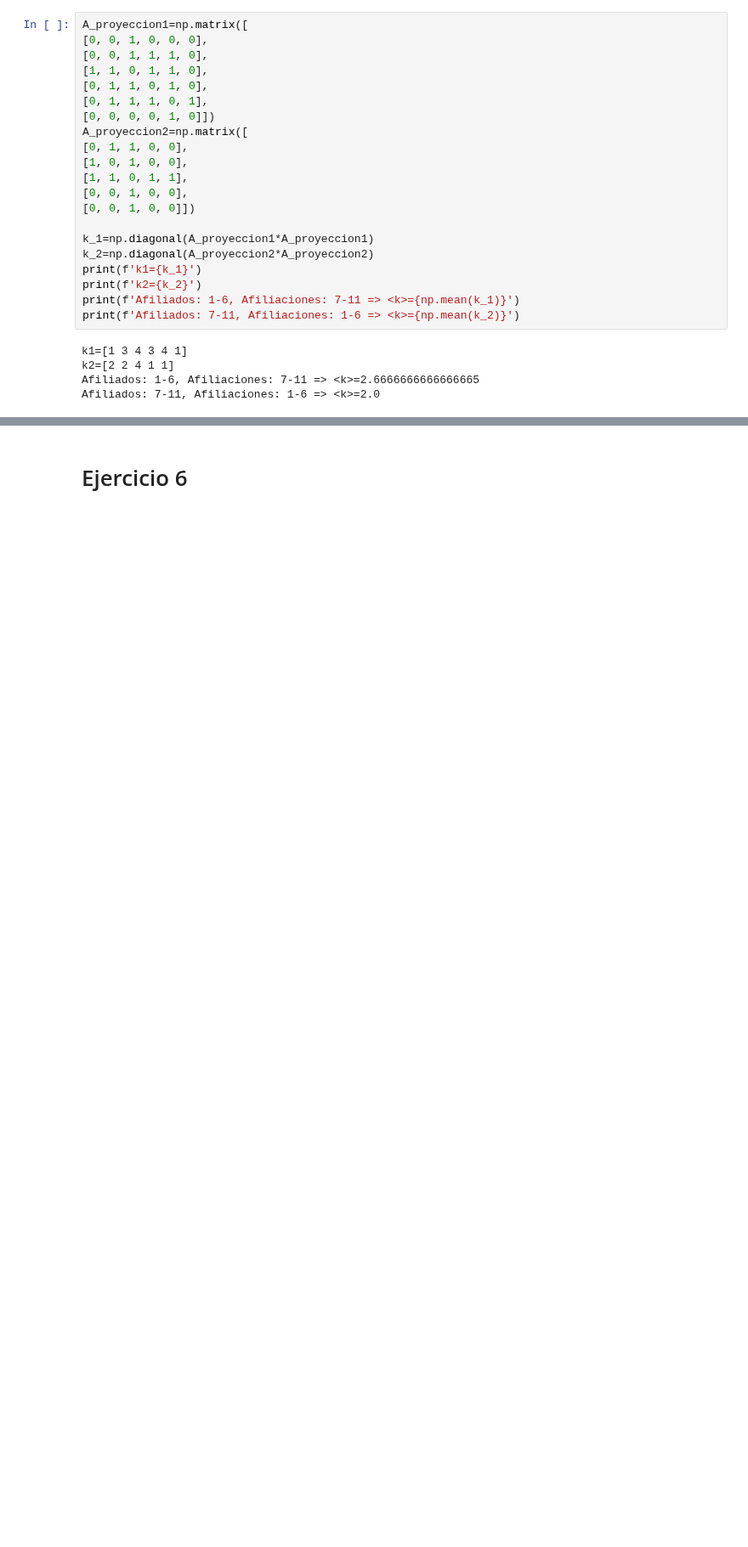
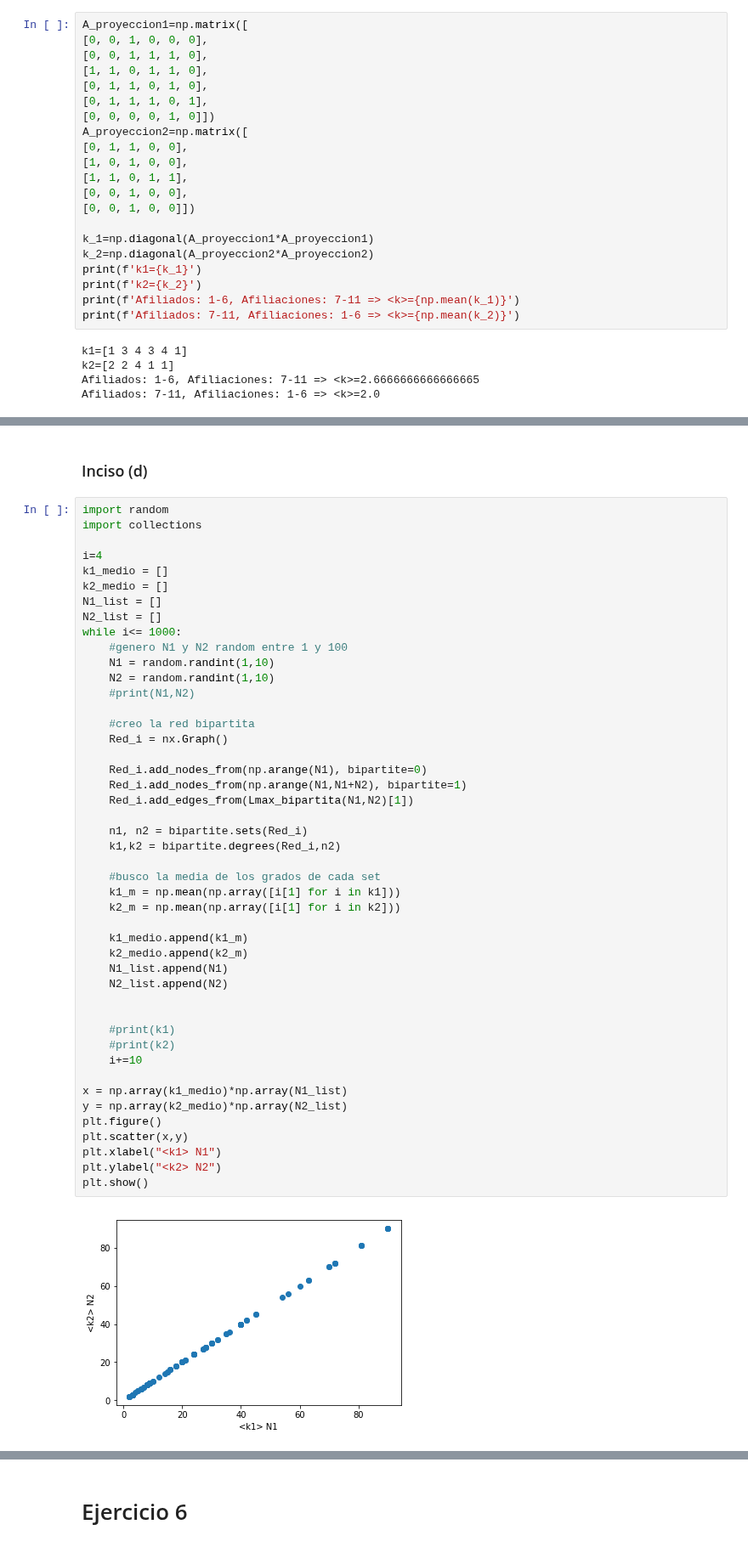
Before and after one commit to LunaKadysz/Redes, a Jupyter notebook: Guias/Guia_02.ipynb, the cells around one changed output, grey strips where cells are left out. Shown at 85% size. Saved outputs shown, nothing was run; the diff lists cells and outputs as text; blank space fills up the shorter version.

```diff
--- a/Guias/Guia_02.ipynb
+++ b/Guias/Guia_02.ipynb
@@ -278,0 +496,50 @@ Afiliados: 7-11, Afiliaciones: 1-6 => <k>=2.0
+# %% [markdown]
+### Inciso (d)
+# %%
+import random
+import collections
+
+i=4
+k1_medio = []
+k2_medio = []
+N1_list = []
+N2_list = []
+while i<= 1000:
+    #genero N1 y N2 random entre 1 y 100
+    N1 = random.randint(1,10)
+    N2 = random.randint(1,10)
+    #print(N1,N2)
+
+    #creo la red bipartita
+    Red_i = nx.Graph()
+
+    Red_i.add_nodes_from(np.arange(N1), bipartite=0)
+    Red_i.add_nodes_from(np.arange(N1,N1+N2), bipartite=1)
+    Red_i.add_edges_from(Lmax_bipartita(N1,N2)[1])
+
+    n1, n2 = bipartite.sets(Red_i)
+    k1,k2 = bipartite.degrees(Red_i,n2)
+
+    #busco la media de los grados de cada set
+    k1_m = np.mean(np.array([i[1] for i in k1]))
+    k2_m = np.mean(np.array([i[1] for i in k2]))
+
+    k1_medio.append(k1_m)
+    k2_medio.append(k2_m)
+    N1_list.append(N1)
+    N2_list.append(N2)
+
+
+    #print(k1)
+    #print(k2)
+    i+=10
+
+x = np.array(k1_medio)*np.array(N1_list)
+y = np.array(k2_medio)*np.array(N2_list)
+plt.figure()
+plt.scatter(x,y)
+plt.xlabel("<k1> N1")
+plt.ylabel("<k2> N2")
+plt.show()
+# %% [output]
+[figure, added]
```
Also changed, not shown: parts of 36 cells of this notebook.
